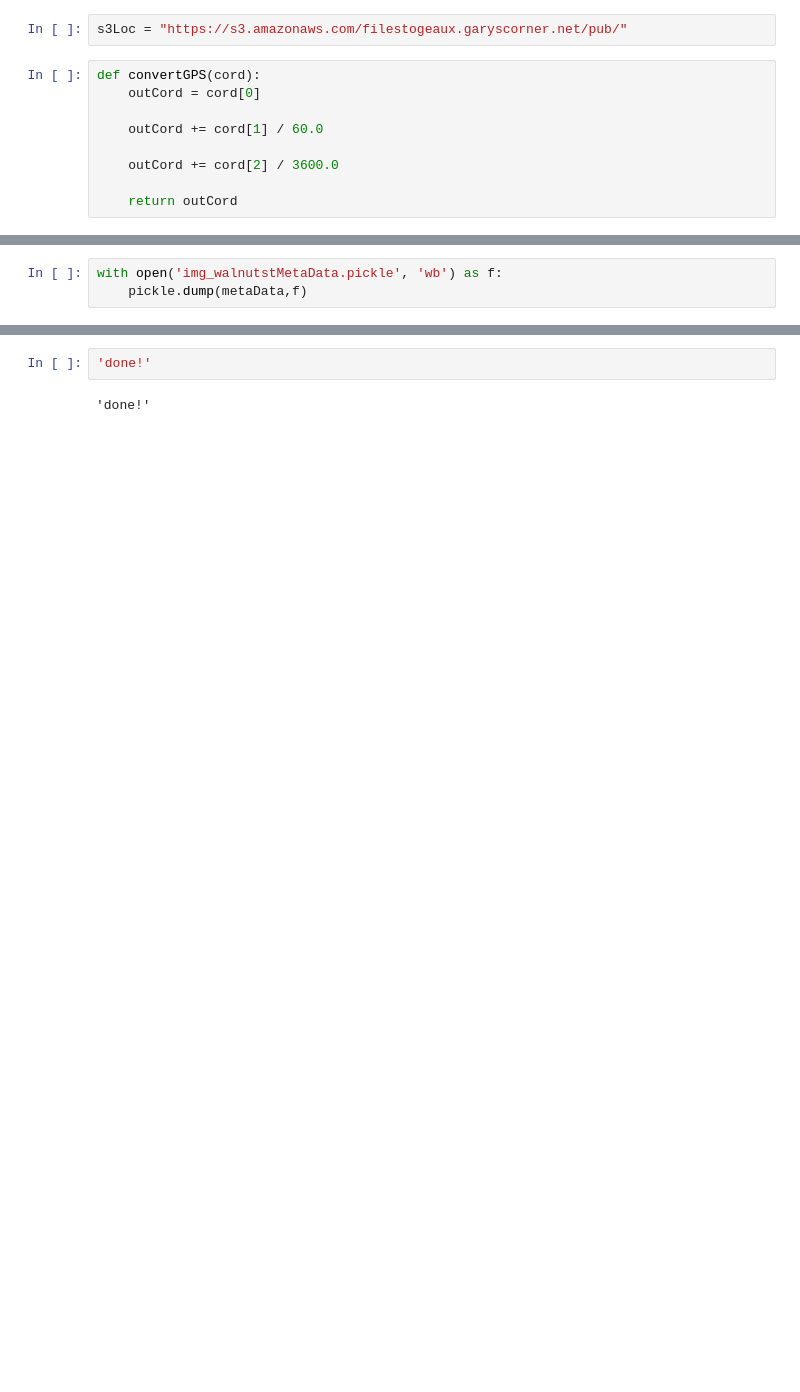
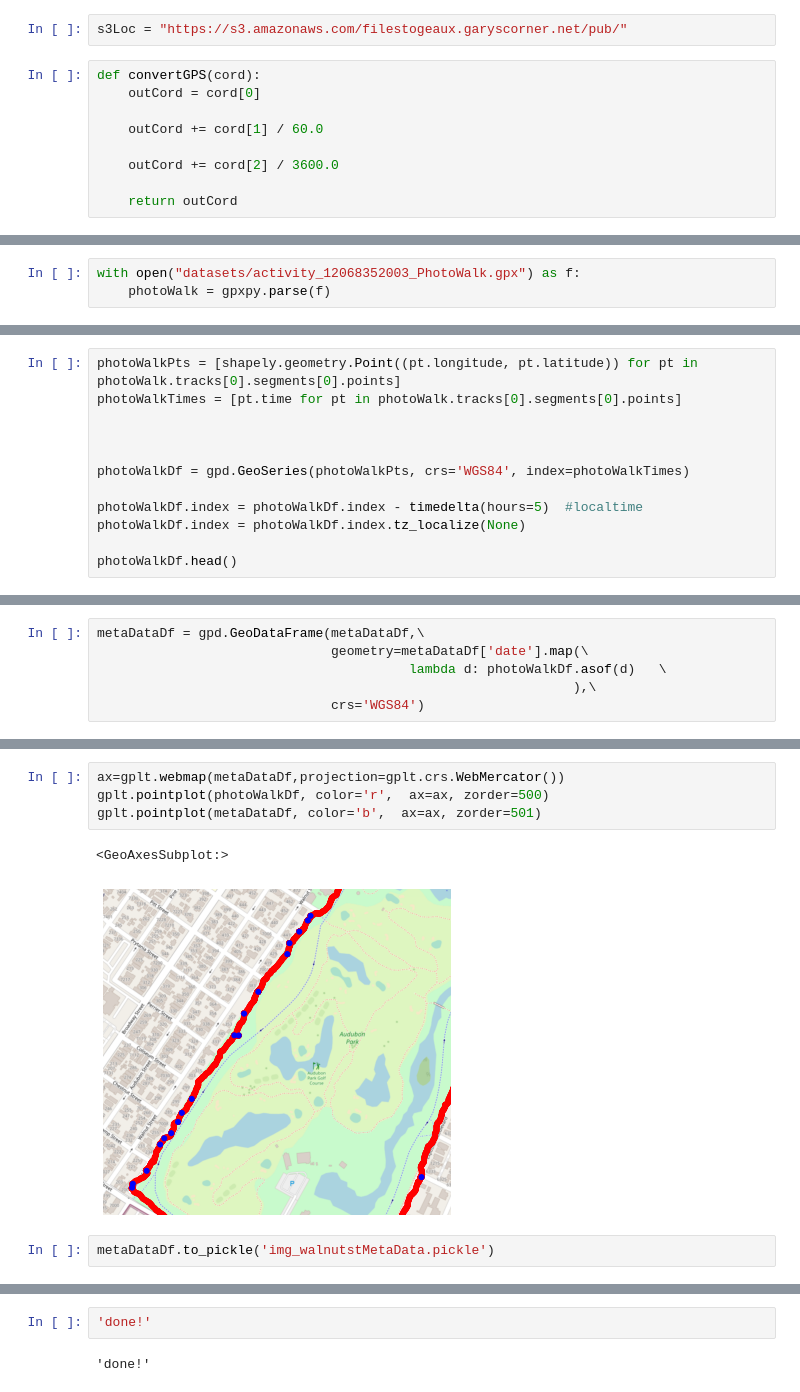
Before and after one commit to GarysCorner/NewOrleansLandEncroachment, a Jupyter notebook: ImgProcess.ipynb, the cells around one changed output, grey strips where cells are left out. Cells and saved outputs as stored; diff of their text form; blank space fills up the shorter version.

```diff
--- a/ImgProcess.ipynb
+++ b/ImgProcess.ipynb
@@ -94,3 +88,3 @@ metaData
-# %%
-with open('img_walnutstMetaData.pickle', 'wb') as f:
-    pickle.dump(metaData,f)
+# %%
+with open("datasets/activity_12068352003_PhotoWalk.gpx") as f:
+    photoWalk = gpxpy.parse(f)
@@ -96,0 +93,12 @@ with open('img_walnutstMetaData.pickle', 'wb') as f:
+# %%
+photoWalkPts = [shapely.geometry.Point((pt.longitude, pt.latitude)) for pt in photoWalk.tracks[0].segments[0].points]
+photoWalkTimes = [pt.time for pt in photoWalk.tracks[0].segments[0].points]
+
+
+
+photoWalkDf = gpd.GeoSeries(photoWalkPts, crs='WGS84', index=photoWalkTimes)
+
+photoWalkDf.index = photoWalkDf.index - timedelta(hours=5)  #localtime
+photoWalkDf.index = photoWalkDf.index.tz_localize(None)
+
+photoWalkDf.head()
@@ -96,0 +131,6 @@ with open('img_walnutstMetaData.pickle', 'wb') as f:
+# %%
+metaDataDf = gpd.GeoDataFrame(metaDataDf,\
+                              geometry=metaDataDf['date'].map(\
+                                        lambda d: photoWalkDf.asof(d)   \
+                                                             ),\
+                              crs='WGS84')
@@ -97,3 +146,12 @@ with open('img_walnutstMetaData.pickle', 'wb') as f:
+# %%
+ax=gplt.webmap(metaDataDf,projection=gplt.crs.WebMercator())
+gplt.pointplot(photoWalkDf, color='r',  ax=ax, zorder=500)
+gplt.pointplot(metaDataDf, color='b',  ax=ax, zorder=501)
+# %% [output]
+<GeoAxesSubplot:>
+[figure, added]
+# %%
+metaDataDf.to_pickle('img_walnutstMetaData.pickle')
 # %%
 str(datetime.now())
 # %% [output]
```
Also changed, not shown: parts of 14 cells of this notebook, 2 other files.
